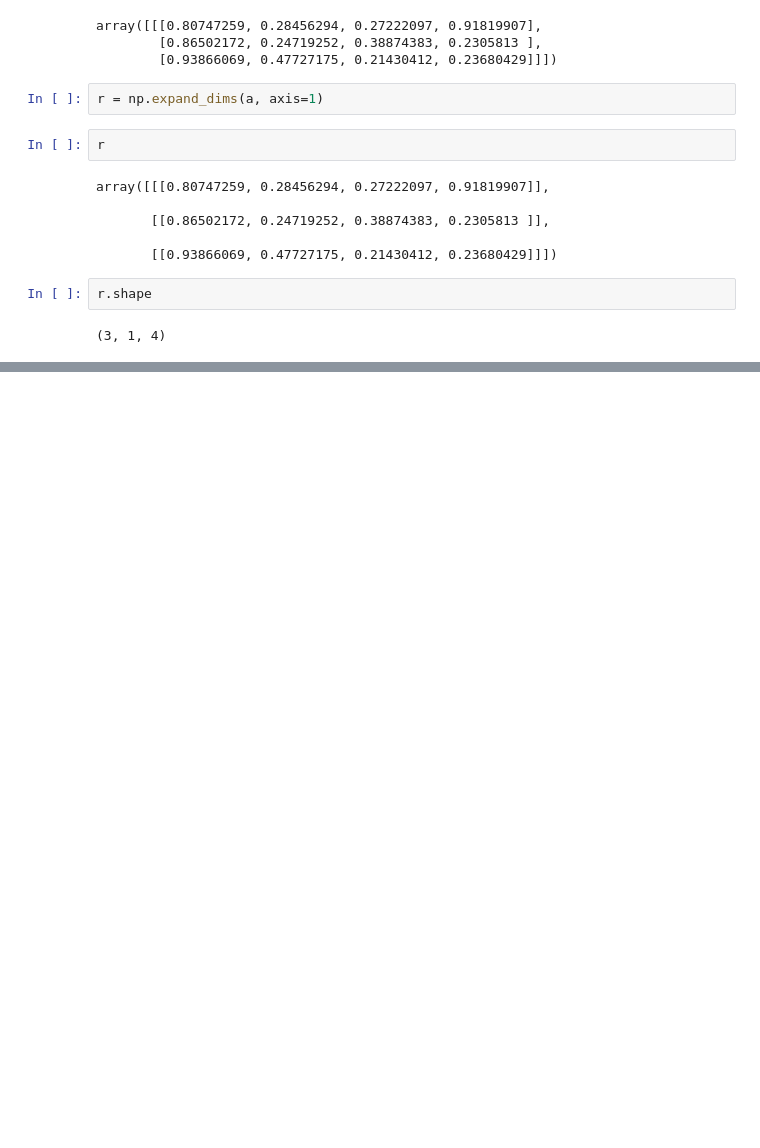
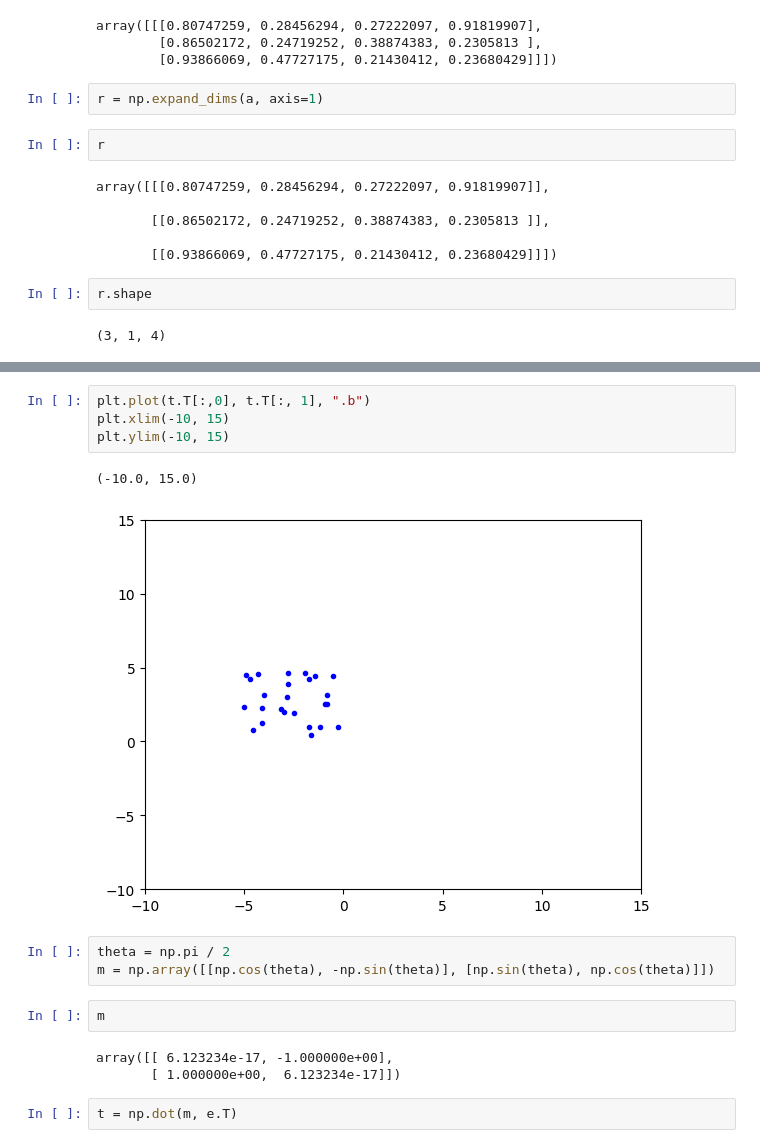
Before and after one commit to abhixshek/data-science-toolkit, a Jupyter notebook: numpy_kb.ipynb, the cells around one changed output, grey strips where cells are left out. Cells and saved outputs as stored; diff of their text form; blank space fills up the shorter version.

```diff
--- a/numpy_kb.ipynb
+++ b/numpy_kb.ipynb
@@ -1921,0 +1984,17 @@ r.shape
+# %%
+plt.plot(t.T[:,0], t.T[:, 1], ".b")
+plt.xlim(-10, 15)
+plt.ylim(-10, 15)
+# %% [output]
+(-10.0, 15.0)
+[figure, added]
+# %%
+theta = np.pi / 2
+m = np.array([[np.cos(theta), -np.sin(theta)], [np.sin(theta), np.cos(theta)]])
+# %%
+m
+# %% [output]
+array([[ 6.123234e-17, -1.000000e+00],
+       [ 1.000000e+00,  6.123234e-17]])
+# %%
+t = np.dot(m, e.T)
```
Also changed, not shown: parts of 18 cells of this notebook, 1 other file.
